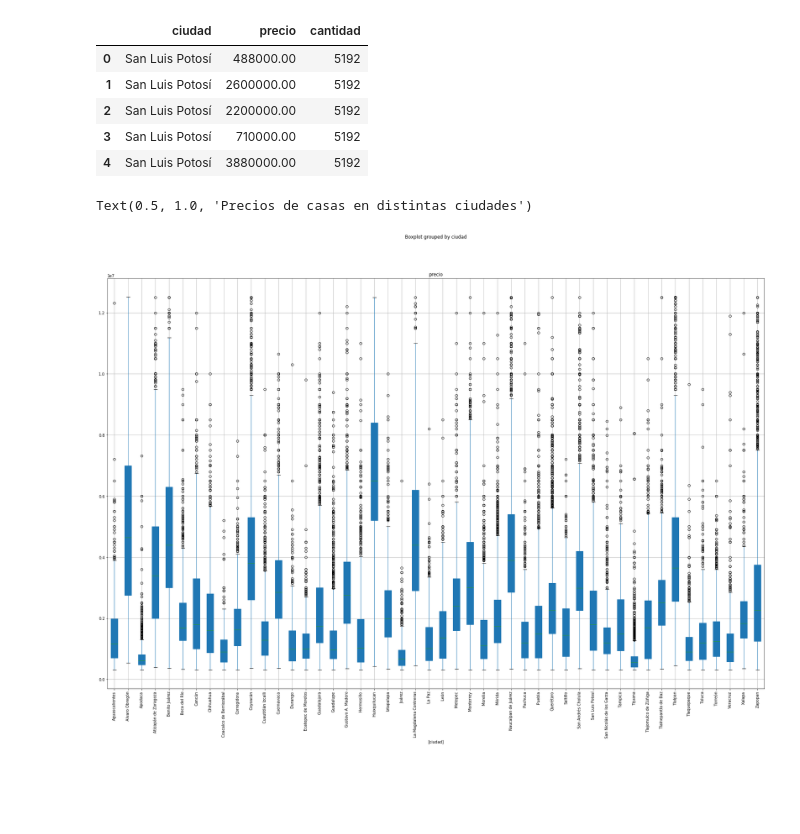
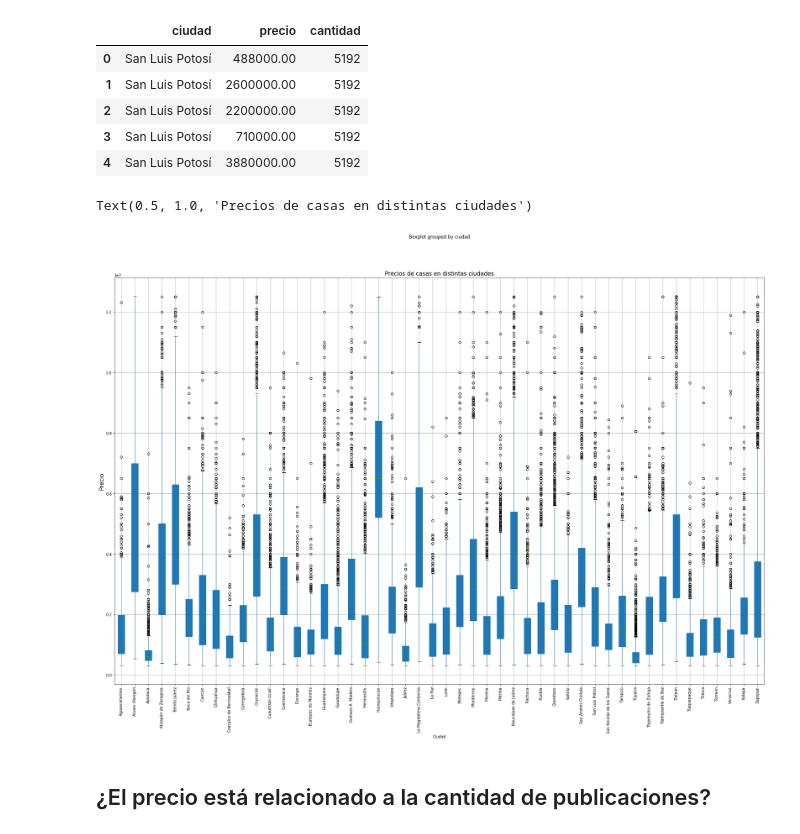
Before and after one commit to gdbien/9558-Organizacion-de-Datos, a Jupyter notebook: TP1/Lucas/HousesAnalysis.ipynb, the cells around one changed output. Drawn from its saved outputs; the diff is of its cells as text; code cells hidden in the pictures; blank space fills up the shorter version.

```diff
--- a/TP1/Lucas/HousesAnalysis.ipynb
+++ b/TP1/Lucas/HousesAnalysis.ipynb
@@ -211,10 +215,12 @@ display(CasaPrecioCiudadCantidad.head())
 | 3 | San Luis Potosí | 710000.00 | 5192 |
 | 4 | San Luis Potosí | 3880000.00 | 5192 |
 # %%
-CasaPrecioCiudadCantidadBoxPlot = CasaPrecioCiudadCantidad.boxplot(column=["precio"],rot = 90, patch_artist=True, figsize=(30,20), by=["ciudad"])
+casaPrecioCiudadBoxPlot = CasaPrecioCiudadCantidad.boxplot(column=["precio"],rot = 90, patch_artist=True, figsize=(30,20), by=["ciudad"])
 casaPrecioCiudadBoxPlot.set_xlabel("Ciudad")
 casaPrecioCiudadBoxPlot.set_ylabel("Precio", fontsize=15)
 casaPrecioCiudadBoxPlot.set_title("Precios de casas en distintas ciudades", fontsize=15)
 # %% [output]
 Text(0.5, 1.0, 'Precios de casas en distintas ciudades')
-[figure, old version]
+[figure, new version]
+# %% [markdown]
+## ¿El precio está relacionado a la cantidad de publicaciones?
```
Also changed, not shown: parts of 11 cells of this notebook.
